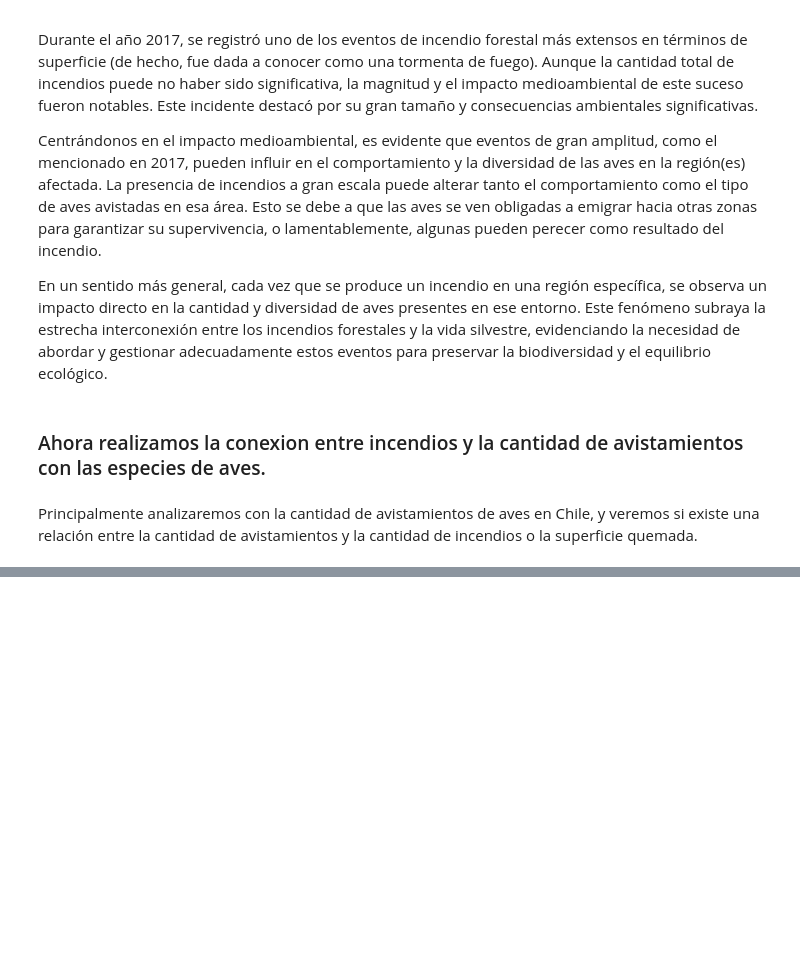
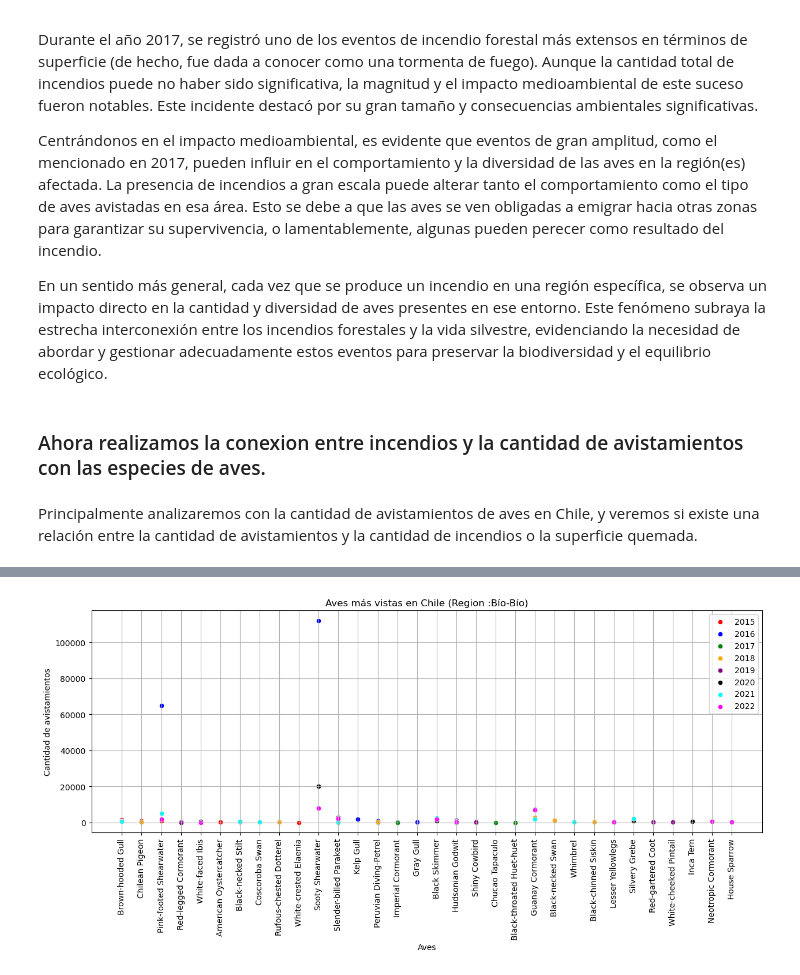
Before and after one commit to ymotomy/Proyecto-IMT2200, a Jupyter notebook: Proyecto.ipynb, the cells around one changed output, grey strips where cells are left out. Drawn from its saved outputs; the diff is of its cells as text; code cells hidden in the pictures; blank space fills up the shorter version.

```diff
--- a/Proyecto.ipynb
+++ b/Proyecto.ipynb
@@ -250,0 +359,4 @@ df_aves_15.head()
+# %%
+ploteo_aves('Bío-Bío')
+# %% [output]
+[figure, added]
```
Also changed, not shown: parts of 18 cells of this notebook.
